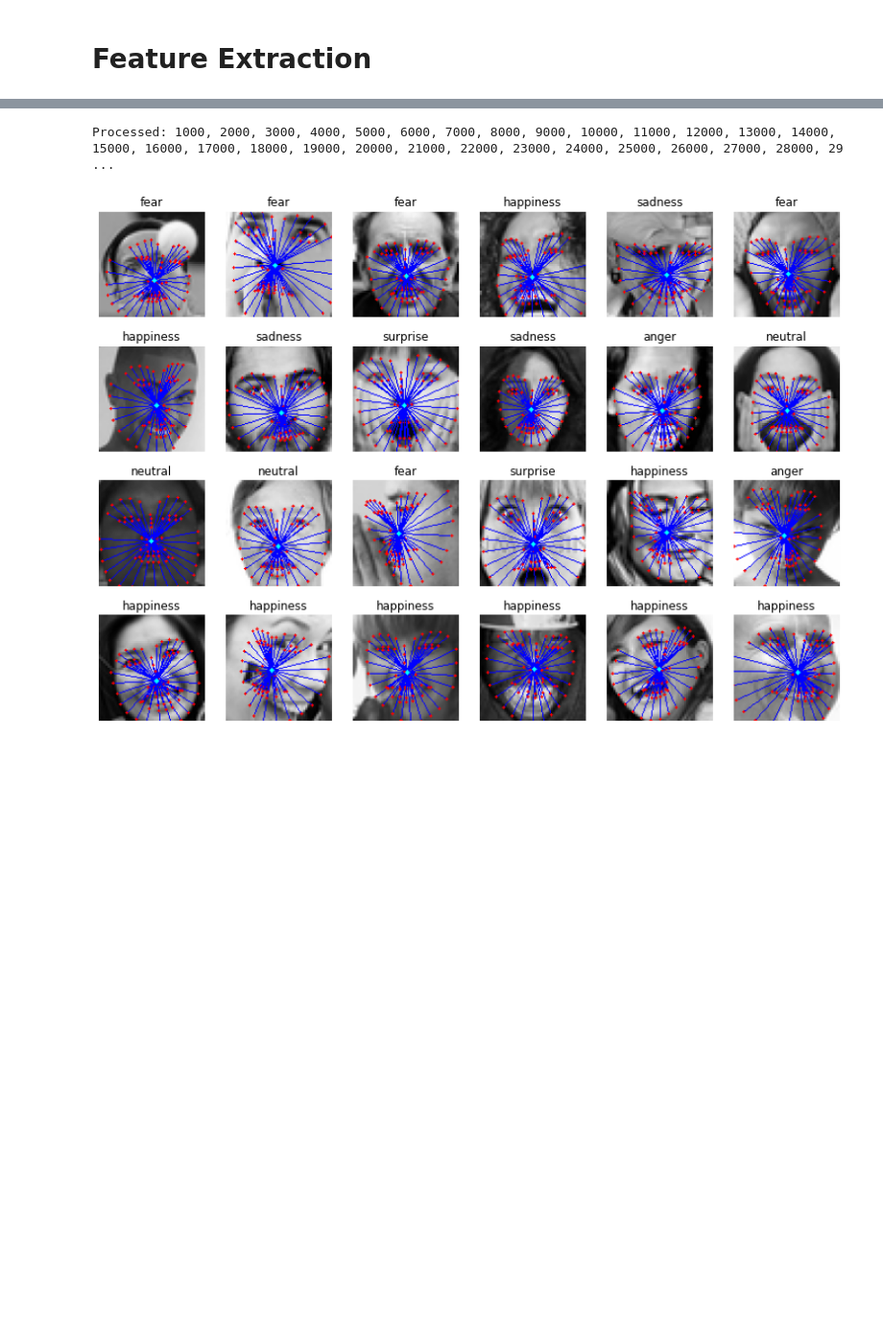
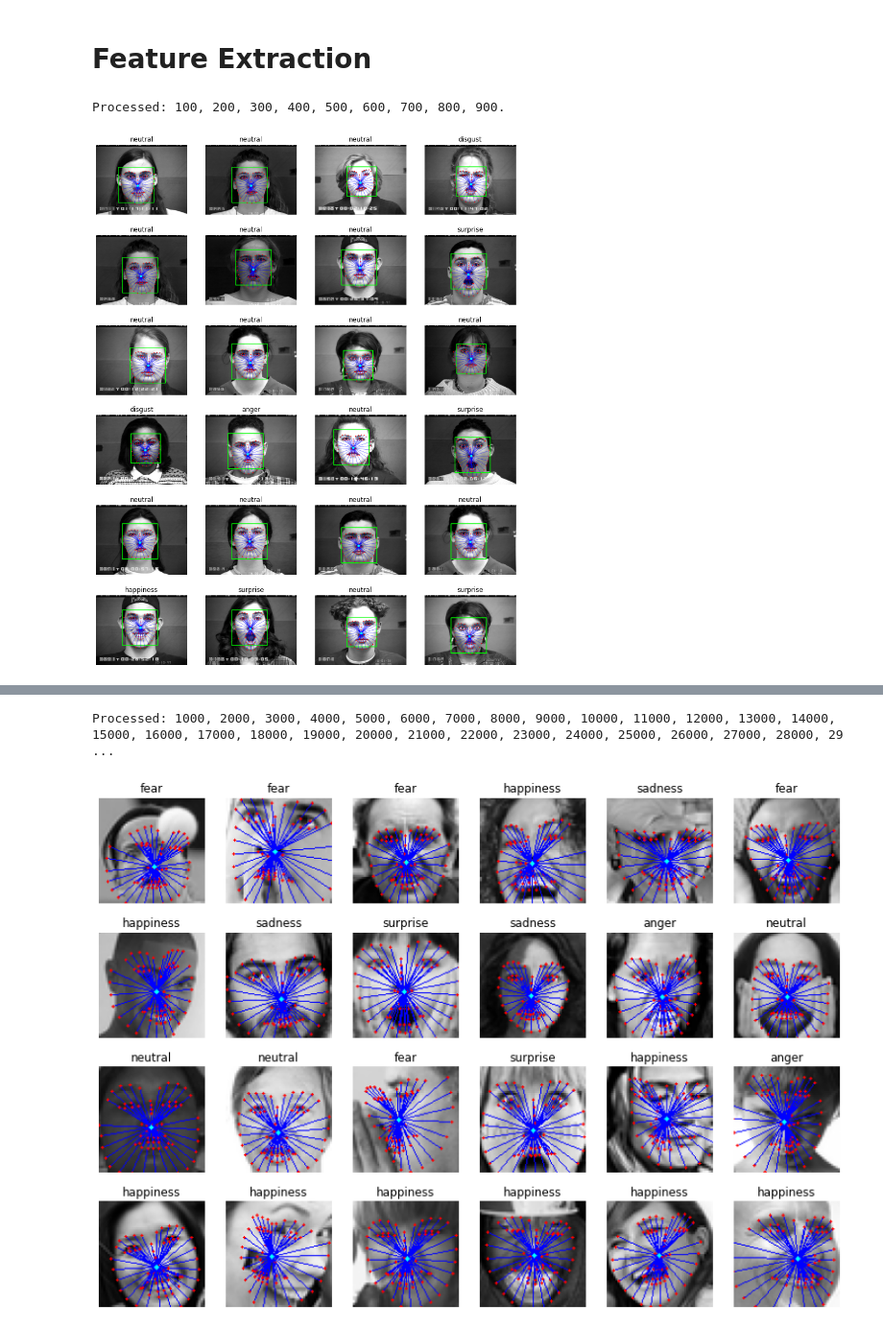
Before and after one commit to rachung2510/FYP70_SocialRobot, a Jupyter notebook: EmotionRecognition/preprocessing/feature extraction_vectors.ipynb, the cells around one changed output, grey strips where cells are left out. Shown at 96% size. Cells and saved outputs as stored; diff of their text form; code cells hidden in the pictures; blank space fills up the shorter version.

```diff
--- a/EmotionRecognition/preprocessing/feature extraction_vectors.ipynb
+++ b/EmotionRecognition/preprocessing/feature extraction_vectors.ipynb
@@ -15,4 +17,7 @@ from math import pi
 data_path = '../dataset/'
 model_path = '../models/'
+# %%
+detector = dlib.get_frontal_face_detector()
+predictor = dlib.shape_predictor('../shape_predictor_68_face_landmarks.dat')
 # %% [markdown]
 # Importing Data
@@ -18,0 +26,10 @@ model_path = '../models/'
+# %%
+data = []
+for mood in moods:
+    for filename in os.listdir(data_path + 'ck/' + mood):
+        data.append([filename, mood])
+df = pd.DataFrame(data, columns=['filename','mood'])
+df.set_index('filename', inplace=True)
+df["vectors"] = [np.array([]) for k in range(df.shape[0])]
+df["coords"] = [np.array([]) for k in range(df.shape[0])]
+display(df.sample(10))
@@ -56,2 +81,68 @@ predictor = dlib.shape_predictor('../shape_predictor_68_face_landmarks.dat')
 # %% [markdown]
 # Feature Extraction
+# %%
+%%time
+rand = random.sample(range(df.shape[0]), 24)
+fig = plt.figure(figsize=(14, 18))
+i = 0
+
+print('Processed: ', end='')
+for filename, row in df.iterrows():
+    i += 1
+    if not i % 100:
+        print(i, end='.' if i==df.shape[0]//100*100 else ', ')
+
+    vectors, coords = [], []
+
+    # load the input image, resize it, and convert it to grayscale
+    image = cv2.imread('%sck/%s/%s' % (data_path, row['mood'], filename))
+    image = imutils.resize(image, width=400)
+    gray = cv2.cvtColor(image, cv2.COLOR_BGR2GRAY)
+    gray = cv2.equalizeHist(gray)
+
+    # detect faces & facial landmarks
+    rect = detector(gray, 1)[0]
+    shape = predictor(gray, rect)
+    shape = face_utils.shape_to_np(shape)
+
+    # draw bounding box
+    (x,y,w,h) = face_utils.rect_to_bb(rect)
+    cv2.rectangle(image, (x,y), (x+w, y+h), (0,255,0), 2)
+
+    # get center of gravity (COG)
+    cog = tuple(shape.mean(axis=0).astype(int)) # get center of gravity (COG)
+
+    # draw (x,y)-coordinates for the facial landmarks on image
+    for (x,y) in shape:
+        cv2.line(image, (x,y), cog, (0,0,255), 1) # draw vector lines
+        cv2.circle(image, (x,y), 2, (255,0,0), -1) # image, center-coords, radius, colour, thickness(fill)
+        cv2.circle(image, cog, 5, (0,255,255), -1)
+        vectors.append([mag(cog, (x,y)), angle(cog, (x,y))])
+        coords.append([x,y])
+
+    # show
+    if i in rand:
+        fig.add_subplot(6, 4, rand.index(i)+1)
+        plt.title(row['mood'])
+        plt.axis("off")
+        plt.imshow(image)
+
+    # store inputs in dataset
+    vectors = np.array(vectors)
+    vectors[:,0] /= max(vectors[:,0]) # normalize magnitudes
+    vectors[:,1] = (vectors[:,1] + pi) / (2*pi) # normalize direction
+    vectors = vectors.reshape(-1)
+    if len(vectors) == 136:
+        df.loc[filename, 'vectors'] = ' '.join(str(e) for e in vectors)
+
+    coords = np.array(coords)
+    coords -= np.c_[min(coords[:,0]), min(coords[:,1])]
+    coords = coords / np.c_[max(coords[:,0]), max(coords[:,1])]
+    coords = coords.reshape(-1)
+    if len(coords) == 136:
+        df.loc[filename, 'coords'] = ' '.join(str(e) for e in coords)
+
+plt.show()
+# %% [output]
+Processed: 100, 200, 300, 400, 500, 600, 700, 800, 900.
+[figure, added]
```
Also changed, not shown: parts of 11 cells of this notebook.
